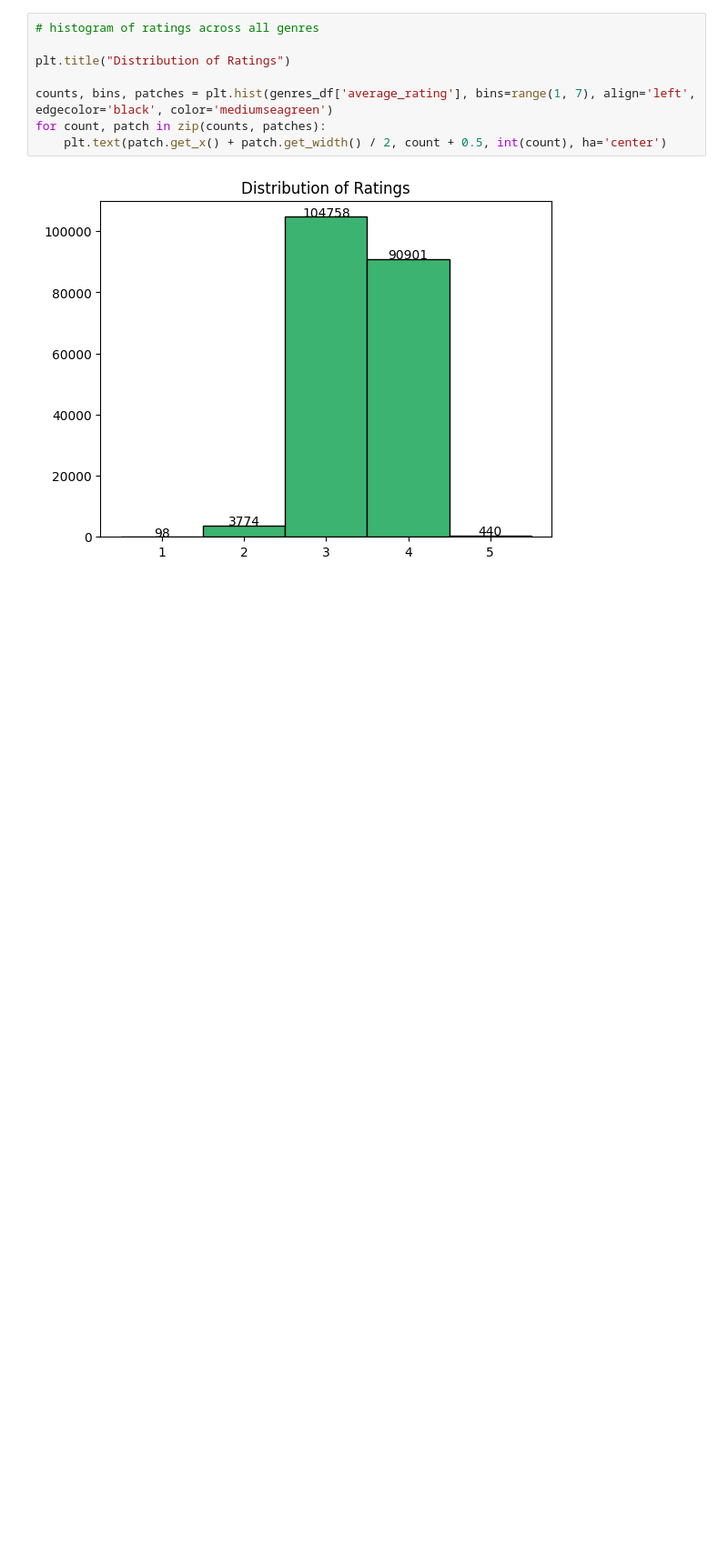
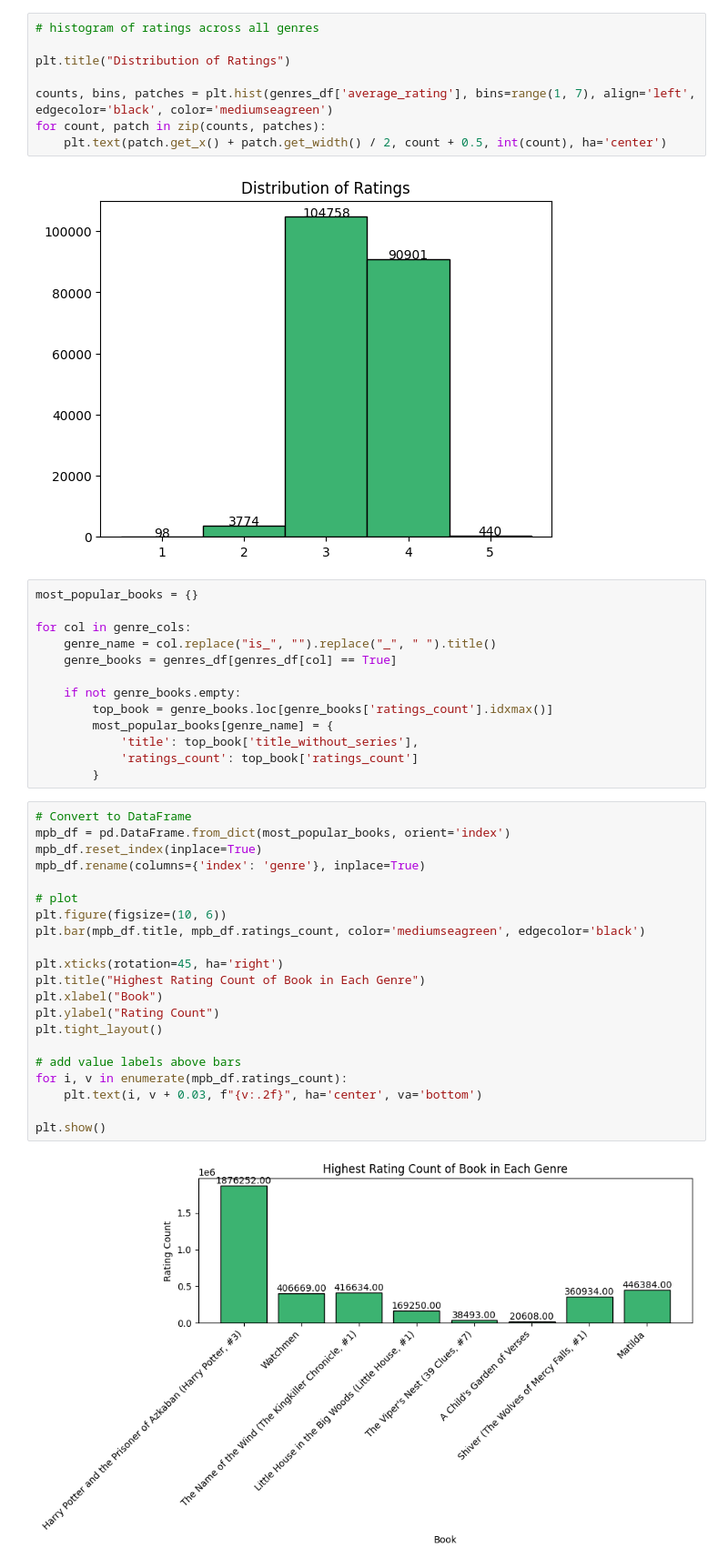
Before and after one commit to nrchnnas/recsys, a Jupyter notebook: eda.ipynb, the cells around one changed output. Shown at 91% size. Drawn from its saved outputs; the diff is of its cells as text; blank space fills up the shorter version.

```diff
--- a/eda.ipynb
+++ b/eda.ipynb
@@ -94,3 +96,39 @@ for count, patch in zip(counts, patches):
     plt.text(patch.get_x() + patch.get_width() / 2, count + 0.5, int(count), ha='center')
 # %% [output]
 [figure]
+# %%
+most_popular_books = {}
+
+for col in genre_cols:
+    genre_name = col.replace("is_", "").replace("_", " ").title()
+    genre_books = genres_df[genres_df[col] == True]
+
+    if not genre_books.empty:
+        top_book = genre_books.loc[genre_books['ratings_count'].idxmax()]
+        most_popular_books[genre_name] = {
+            'title': top_book['title_without_series'],
+            'ratings_count': top_book['ratings_count']
+        }
+# %%
+# Convert to DataFrame
+mpb_df = pd.DataFrame.from_dict(most_popular_books, orient='index')
+mpb_df.reset_index(inplace=True)
+mpb_df.rename(columns={'index': 'genre'}, inplace=True)
+
+# plot
+plt.figure(figsize=(10, 6))
+plt.bar(mpb_df.title, mpb_df.ratings_count, color='mediumseagreen', edgecolor='black')
+
+plt.xticks(rotation=45, ha='right')
+plt.title("Highest Rating Count of Book in Each Genre")
+plt.xlabel("Book")
+plt.ylabel("Rating Count")
+plt.tight_layout()
+
+# add value labels above bars
+for i, v in enumerate(mpb_df.ratings_count):
+    plt.text(i, v + 0.03, f"{v:.2f}", ha='center', va='bottom')
+
+plt.show()
+# %% [output]
+[figure, added]
```
Also changed, not shown: parts of 3 cells of this notebook.
